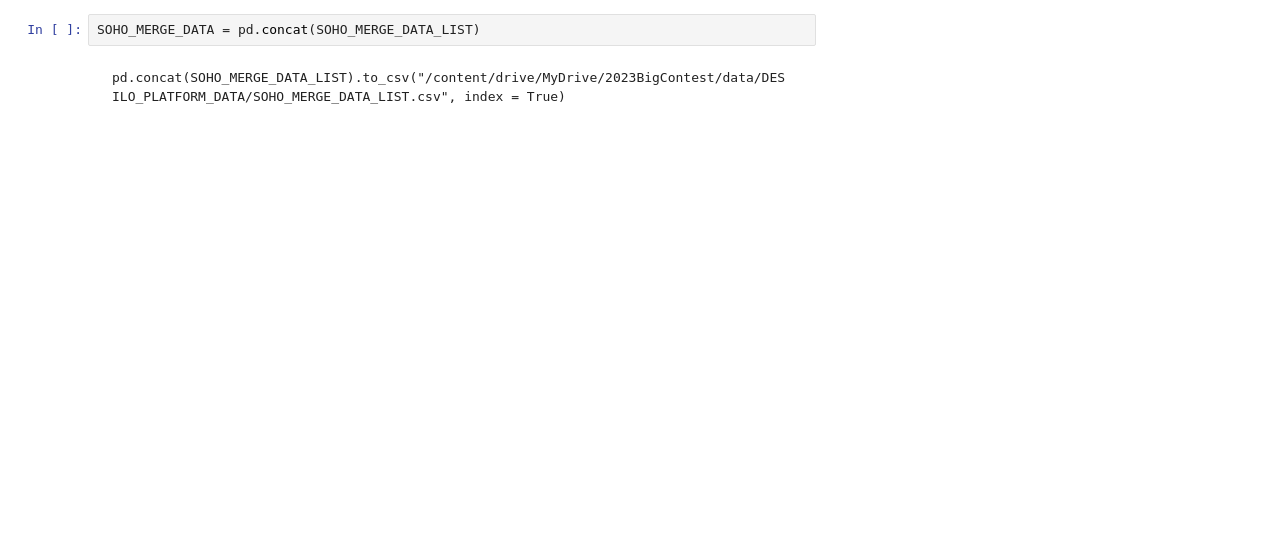
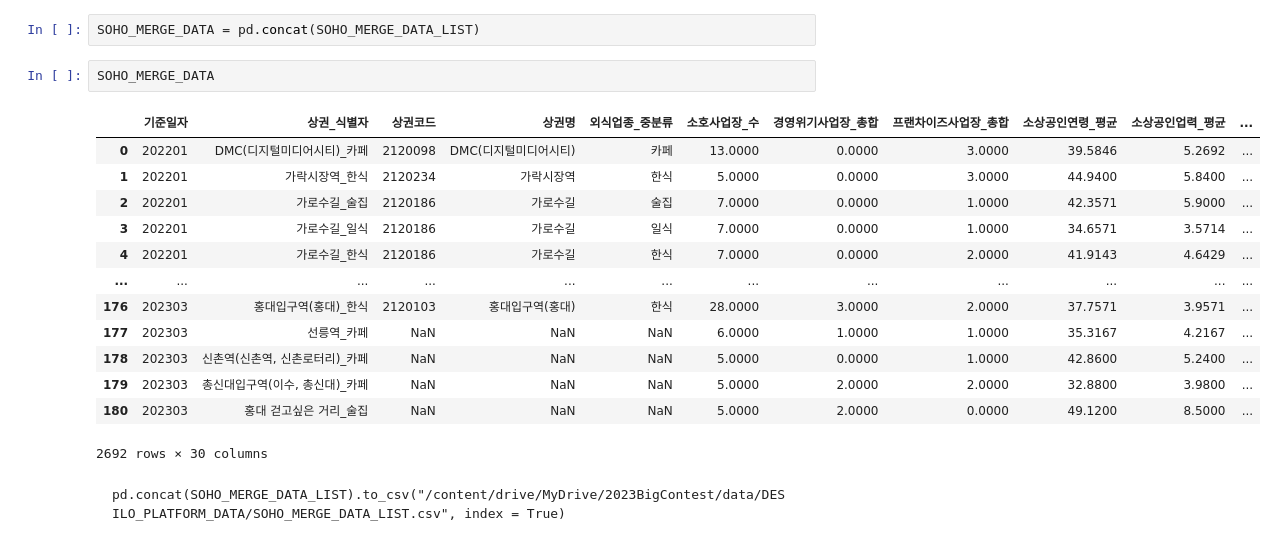
Before and after one commit to Gayeon6423/2023BigContest, a Jupyter notebook: [KCD_SOHO]_DATA_MERGE.ipynb, the cells around one changed output. Cells and saved outputs as stored; diff of their text form; blank space fills up the shorter version.

````diff
--- a/[KCD_SOHO]_DATA_MERGE.ipynb
+++ b/[KCD_SOHO]_DATA_MERGE.ipynb
@@ -464,5 +446,21 @@ memory usage: 43.8+ KB
 # %%
 SOHO_MERGE_DATA = pd.concat(SOHO_MERGE_DATA_LIST)
+# %%
+SOHO_MERGE_DATA
+# %% [output]
+|  | 기준일자 | 상권_식별자 | 상권코드 | 상권명 | 외식업종_중분류 | 소호사업장_수 | 경영위기사업장_총합 | 프랜차이즈사업장_총합 | 소상공인연령_평균 | 소상공인업력_평균 | ... |
+| 0 | 202201 | DMC(디지털미디어시티)_카페 | 2120098 | DMC(디지털미디어시티) | 카페 | 13.0000 | 0.0000 | 3.0000 | 39.5846 | 5.2692 | ... |
+| 1 | 202201 | 가락시장역_한식 | 2120234 | 가락시장역 | 한식 | 5.0000 | 0.0000 | 3.0000 | 44.9400 | 5.8400 | ... |
+| 2 | 202201 | 가로수길_술집 | 2120186 | 가로수길 | 술집 | 7.0000 | 0.0000 | 1.0000 | 42.3571 | 5.9000 | ... |
+| 3 | 202201 | 가로수길_일식 | 2120186 | 가로수길 | 일식 | 7.0000 | 0.0000 | 1.0000 | 34.6571 | 3.5714 | ... |
+| 4 | 202201 | 가로수길_한식 | 2120186 | 가로수길 | 한식 | 7.0000 | 0.0000 | 2.0000 | 41.9143 | 4.6429 | ... |
+| ... | ... | ... | ... | ... | ... | ... | ... | ... | ... | ... | ... |
+| 176 | 202303 | 홍대입구역(홍대)_한식 | 2120103 | 홍대입구역(홍대) | 한식 | 28.0000 | 3.0000 | 2.0000 | 37.7571 | 3.9571 | ... |
+| 177 | 202303 | 선릉역_카페 | NaN | NaN | NaN | 6.0000 | 1.0000 | 1.0000 | 35.3167 | 4.2167 | ... |
+| 178 | 202303 | 신촌역(신촌역, 신촌로터리)_카페 | NaN | NaN | NaN | 5.0000 | 0.0000 | 1.0000 | 42.8600 | 5.2400 | ... |
+| 179 | 202303 | 총신대입구역(이수, 총신대)_카페 | NaN | NaN | NaN | 5.0000 | 2.0000 | 2.0000 | 32.8800 | 3.9800 | ... |
+| 180 | 202303 | 홍대 걷고싶은 거리_술집 | NaN | NaN | NaN | 5.0000 | 2.0000 | 0.0000 | 49.1200 | 8.5000 | ... |
+2692 rows × 30 columns
 # %% [markdown]
 ```
 pd.concat(SOHO_MERGE_DATA_LIST).to_csv("/content/drive/MyDrive/2023BigContest/data/DESILO_PLATFORM_DATA/SOHO_MERGE_DATA_LIST.csv", index = True)
````
Also changed, not shown: parts of 14 cells of this notebook.
